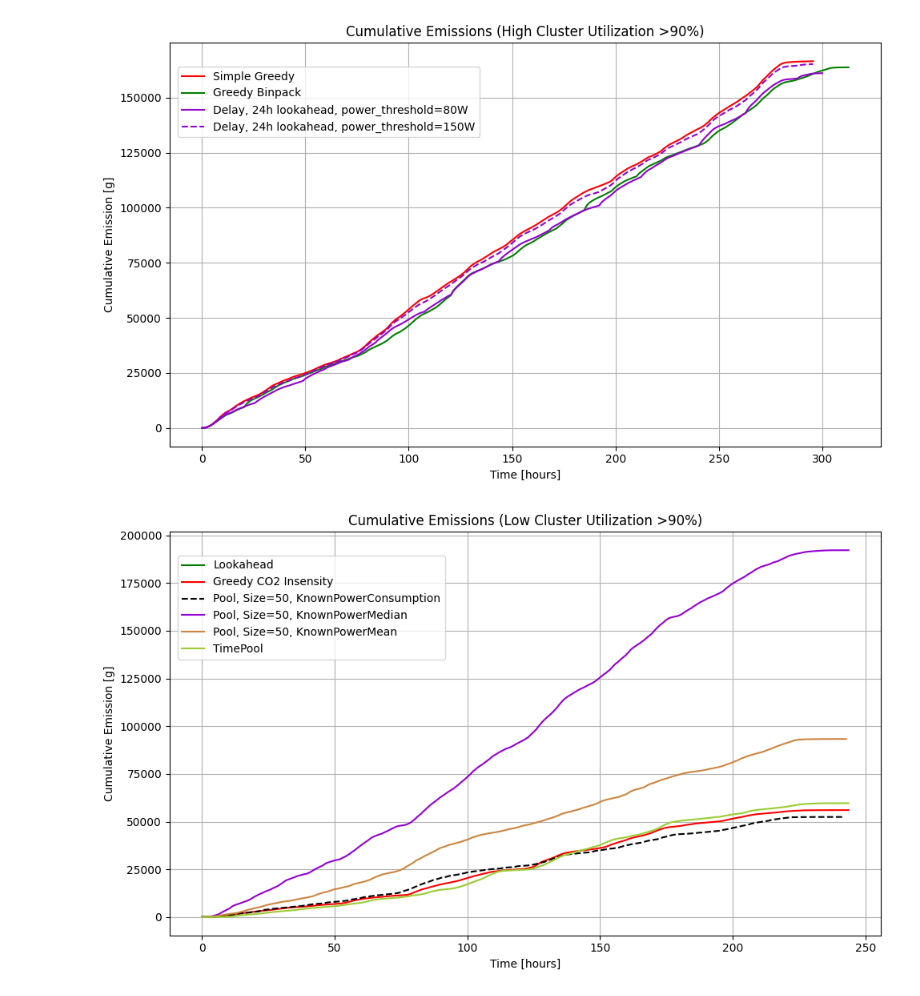
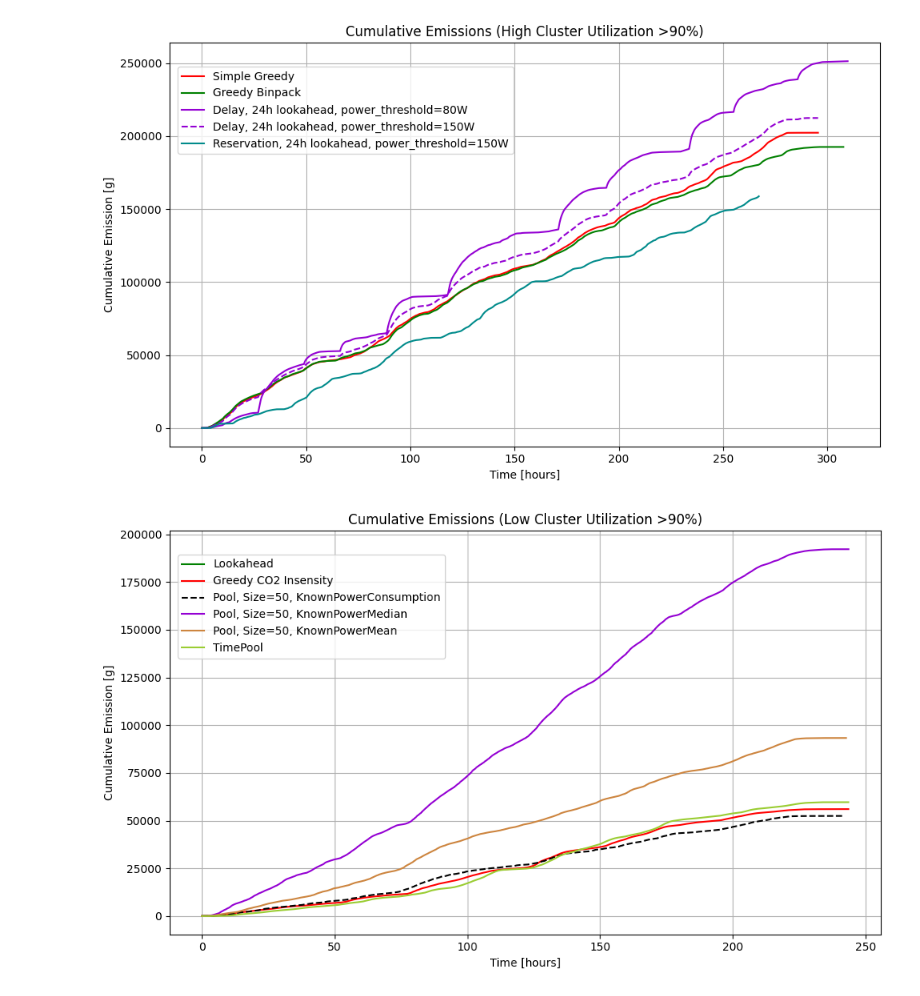
Before and after one commit to johankristianss/carbonsim, a Jupyter notebook: notebooks/AlgComparison.ipynb, the cells around one changed output. Cells and saved outputs as stored; diff of their text form; code cells hidden in the pictures.

```diff
--- a/notebooks/AlgComparison.ipynb
+++ b/notebooks/AlgComparison.ipynb
@@ -2,7 +2,8 @@
 import pandas as pd
 import matplotlib.pyplot as plt
 
-dir = "../results/100_single"
+#dir = "../results/100_single"
+dir = "../results/100_small"
 
 # Load the data
 #random_df_emission = pd.read_csv(dir + '/random/scheduler.csv')
@@ -41,38 +42,11 @@ greedy_df_emission = pd.read_csv(dir + '/greedy/scheduler.csv')
 greedy_df_emission['hours'] = greedy_df_emission['tick'] / 3600
 greedy_df_emission['cumulative_emission'] = greedy_df_emission['cumulative_emission']
 
+reservation_df_emission = pd.read_csv(dir + '/reservation/scheduler.csv')
+reservation_df_emission['hours'] = reservation_df_emission['tick'] / 3600
+reservation_df_emission['cumulative_emission'] = reservation_df_emission['cumulative_emission']
 
-#greedy_df_utilization = pd.read_csv(dir + '/greedy/scheduler.csv')
-#greedy_df_utilization['hours'] = greedy_df_utilization['tick'] / 3600
-#greedy_df_utilization['utilization'] = greedy_df_utilization['utilization'] * 100
 
-#timepool_df_emission = pd.read_csv(dir + '/timepool/scheduler.csv')
-#timepool_df_emission['hours'] = timepool_df_emission['tick'] / 3600
-#timepool_df_emission['cumulative_emission'] = timepool_df_emission['cumulative_emission']
-
-#timepool2_df_emission = pd.read_csv(dir + '/timepool2/scheduler.csv')
-#timepool2_df_emission['hours'] = timepool2_df_emission['tick'] / 3600
-#timepool2_df_emission['cumulative_emission'] = timepool2_df_emission['cumulative_emission']
-
-#genetic_timepool_long_df_emission = pd.read_csv(dir + '/genetic_timepool_long/scheduler.csv')
-#genetic_timepool_long_df_emission['hours'] = genetic_timepool_long_df_emission['tick'] / 3600
-#genetic_timepool_long_df_emission['cumulative_emission'] = genetic_timepool_long_df_emission['cumulative_emission']
-
-#genetic_timepool_df_emission = pd.read_csv(dir + '/genetic_timepool/scheduler.csv')
-#genetic_timepool_df_emission['hours'] = genetic_timepool_df_emission['tick'] / 3600
-#genetic_timepool_df_emission['cumulative_emission'] = genetic_timepool_df_emission['cumulative_emission']
-
-#pool_df_emission_mean = pd.read_csv(dir + '/pool_mean_pow/scheduler.csv')
-#pool_df_emission_mean['hours'] = pool_df_emission_mean['tick'] / 3600
-#pool_df_emission_mean['utilization'] = pool_df_emission_mean['utilization'] * 100
-
-#pool_df_emission_median = pd.read_csv(dir + '/pool_median_pow/scheduler.csv')
-#pool_df_emission_median['hours'] = pool_df_emission_median['tick'] / 3600
-#pool_df_emission_median['utilization'] = pool_df_emission_median['utilization'] * 100
-
-#pool_df_emission_energy = pd.read_csv(dir + '/pool_energy/scheduler.csv')
-#pool_df_emission_energy['hours'] = pool_df_emission_energy['tick'] / 3600
-#pool_df_emission_energy['utilization'] = pool_df_emission_energy['utilization'] * 100
 
 # Create the plot
 fig, ax1 = plt.subplots(figsize=(10, 6))
@@ -83,49 +57,35 @@ fig, ax1 = plt.subplots(figsize=(10, 6))
 ax1.plot(greedy_df_emission['hours'], greedy_df_emission['cumulative_emission'], label='Simple Greedy', color='red')
 ax1.plot(greedy_binpack_df_emission['hours'], greedy_binpack_df_emission['cumulative_emission'], label='Greedy Binpack', color='green')
 ax1.plot(delay_80_df_emission['hours'], delay_80_df_emission['cumulative_emission'], label='Delay, 24h lookahead, power_threshold=80W', color='darkviolet', linestyle='solid')
 ax1.plot(delay_150_df_emission['hours'], delay_150_df_emission['cumulative_emission'], label='Delay, 24h lookahead, power_threshold=150W', color='darkviolet', linestyle='dashed')
+ax1.plot(reservation_df_emission['hours'], reservation_df_emission['cumulative_emission'], label='Reservation, 24h lookahead, power_threshold=150W', color='darkcyan', linestyle='solid')
 
 
-
-#ax1.plot(df11['hours'], df11['cumulative_emission'], label='Pool, Size=50, KnownPowerConsumption', color='black', linestyle='dashdot')
-#ax1.plot(df13['hours'], df13['cumulative_emission'], label='Pool, Size=200, KnownPowerConsumption', color='black', linestyle='dotted')
-#ax1.plot(df15['hours'], df15['cumulative_emission'], label='Pool, Size=50, KnownPowerMedian', color='darkviolet', linestyle='solid')
-#ax1.plot(df17['hours'], df17['cumulative_emission'], label='Pool, Size=50, KnownPowerMean', color='peru', linestyle='solid')
-#ax1.plot(df19['hours'], df19['cumulative_emission'], label='Pool, Size=50, KnownPowerConsumption/KnownTotalLength', color='yellowgreen', linestyle='solid')
-#ax1.plot(df21['hours'], df21['cumulative_emission'], label='TimePool', color='yellowgreen', linestyle='solid')
 ax1.set_xlabel('Time [hours]')
 ax1.set_ylabel('Cumulative Emission [g]', color='black')
 ax1.tick_params(axis='y', labelcolor='black')
 
-# Add the secondary y-axis for utilization
-#ax2 = ax1.twinx()
-#ax2.plot(df2['hours'], df2['utilization'], label='Random - Utilization', color='blue', linestyle='dashed')
-#ax2.plot(df4['hours'], df4['utilization'], label='Lookahead - Utilization', color='green', linestyle='dashed')
-#ax2.plot(df6['hours'], df6['utilization'], label='Greedy - Utilization', color='red', linestyle='dashed')
-#ax2.plot(df8['hours'], df8['utilization'], label='Pool - Utilization', color='red', linestyle='dashed')
-#ax2.set_ylabel('Utilization [%]', color='black')
-#ax2.tick_params(axis='y', labelcolor='black')
 
 # Add legends for both axes
 fig.legend(loc='upper left', bbox_to_anchor=(0.1, 0.9))
 ax1.grid(True)
 
 #plt.xlim(230, 314)
 #plt.ylim(100000, 200000)
 
 #plt.xlim(0, 1)
 
 # Add a title
 plt.title('Cumulative Emissions (High Cluster Utilization >90%)')
 
 # Show the plot
 plt.tight_layout()
 #plt.yscale('log')
 plt.show()
 
 # 307 hours total run time greedy binpack, and 295 hours greedy
 # %% [output]
-[figure, old version]
+[figure, new version]
 # %%
 import pandas as pd
 import matplotlib.pyplot as plt
```
Also changed, not shown: 5 other files.
